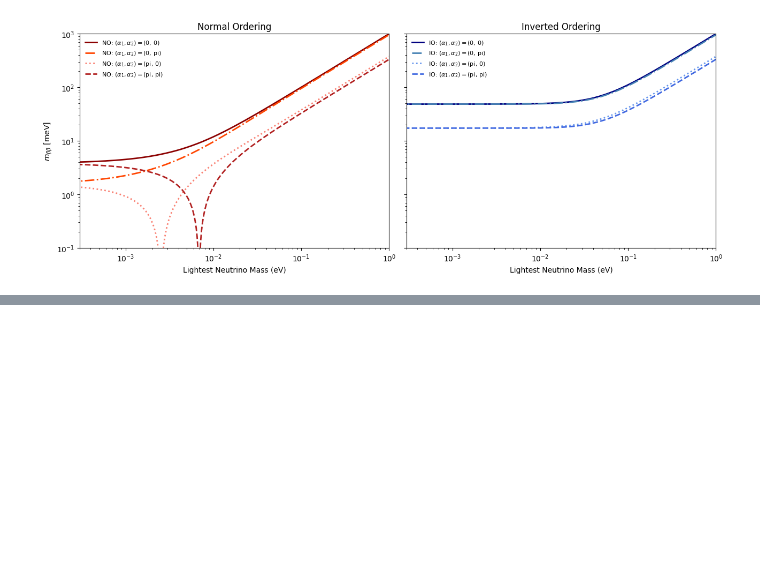
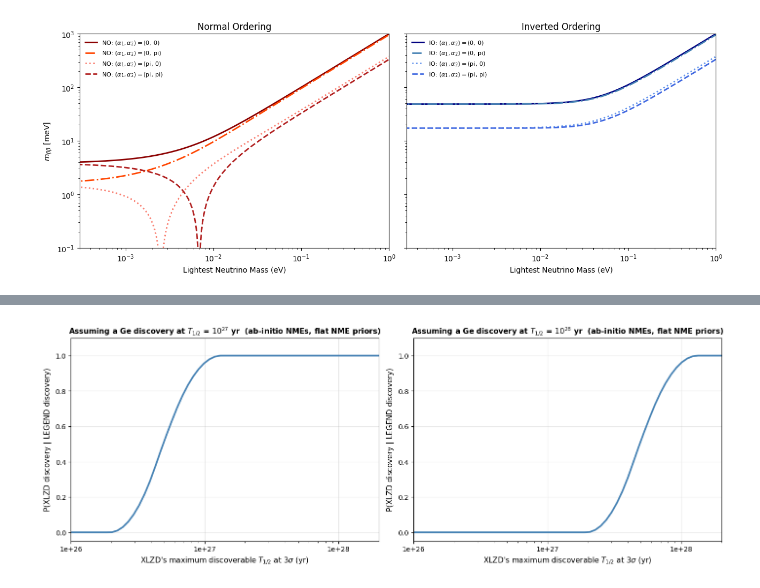
Before and after one commit to bglenardo/XLZD, a Jupyter notebook: 0vbb_sensitivity_plots/Lobster Plots Refactored.ipynb, the cells around one changed output, grey strips where cells are left out. Cells and saved outputs as stored; diff of their text form; code cells hidden in the pictures; blank space fills up the shorter version.

```diff
--- a/0vbb_sensitivity_plots/Lobster Plots Refactored.ipynb
+++ b/0vbb_sensitivity_plots/Lobster Plots Refactored.ipynb
@@ -496,0 +709,55 @@ plt.show()
+# %%
+# P(XLZD discovery | LEGEND discovery) -- m_l-free, NME-marginalized
+#
+# Method:
+#   1. LEGEND discovers at T_legend.  With a flat prior on Xe-136 NME in [a, b],
+#      the implied m_bb is  m_bb(NME_xe) = m_e / (g_A^2 * NME_xe * sqrt(G_xe * T_legend)).
+#   2. For a given m_bb, XLZD (Ge-76) detects it iff its half-life at that m_bb is
+#      less than the maximum discoverable half-life T_xlzd:
+#        T_ge(m_bb, NME_ge) = 1/(G_ge * g_A^4 * NME_ge^2 * (m_bb/m_e)^2) < T_xlzd
+#      which requires  NME_ge > NME_ge_thresh = NME_xe * sqrt(G_xe*T_legend / G_ge*T_xlzd).
+#   3. P = mean over flat Xe-NME prior of [fraction of Ge-NME range above the threshold].
+
+legend_t_half_scenarios = [1e27, 1e28]
+
+G_ge  = 14.58e-15   # Ge-76
+G_xe  = 2.363e-15   # Xe-136
+
+nme_xe_lo, nme_xe_hi = 2.09, 3.09   # Xe-136 ab-initio
+nme_ge_lo, nme_ge_hi = 1.08, 1.90   # Ge-76 ab-initio
+
+nme_xe_samples = np.linspace(nme_xe_lo, nme_xe_hi, 2000)
+xlzd_t_half_range = np.logspace(25.5, 29.5, 100)
+
+fig, axes = plt.subplots(1, 2, figsize=(14, 5), constrained_layout=True)
+
+for idx, T_leg in enumerate(legend_t_half_scenarios):
+    p_cond_array = []
+    for T_xlzd in xlzd_t_half_range:
+        # NME_ge threshold required to detect each m_bb implied by the Xe NME prior
+        ratio = np.sqrt(G_xe * T_leg / (G_ge * T_xlzd))
+        nme_ge_thresh = nme_xe_samples * ratio
+        # Fraction of flat Ge-NME prior [nme_ge_lo, nme_ge_hi] above threshold
+        frac = np.clip(
+            (nme_ge_hi - nme_ge_thresh) / (nme_ge_hi - nme_ge_lo), 0.0, 1.0
+        )
+        # Average over flat Xe-NME prior
+        p_cond_array.append(np.mean(frac))
+
+    ax = axes[idx]
+    ax.plot(xlzd_t_half_range, p_cond_array, color="steelblue", lw=2.5)
+    ax.set_xscale("log")
+    ax.set_xlabel(r"XLZD's maximum discoverable $T_{1/2}$ at 3$\sigma$ (yr)", fontsize=11)
+    ax.set_ylabel(r"P(XLZD discovery $|$ LEGEND discovery)", fontsize=11)
+    ax.set_title(
+        f"Assuming a Ge discovery at $T_{{1/2}}$ = $10^{{{int(np.log10(T_leg))}}}$ yr  (ab-initio NMEs, flat NME priors)",
+        fontsize=11, fontweight="bold"
+    )
+    ax.set_ylim(-0.05, 1.1)
+    ax.grid(True, alpha=0.3)
+    ax.xaxis.set_major_formatter(_fmt)
+    ax.set_xlim(1e26, 2e28)
+
+plt.show()
+# %% [output]
+[figure, added]
```
Also changed, not shown: parts of 6 cells of this notebook, 2 other files.
